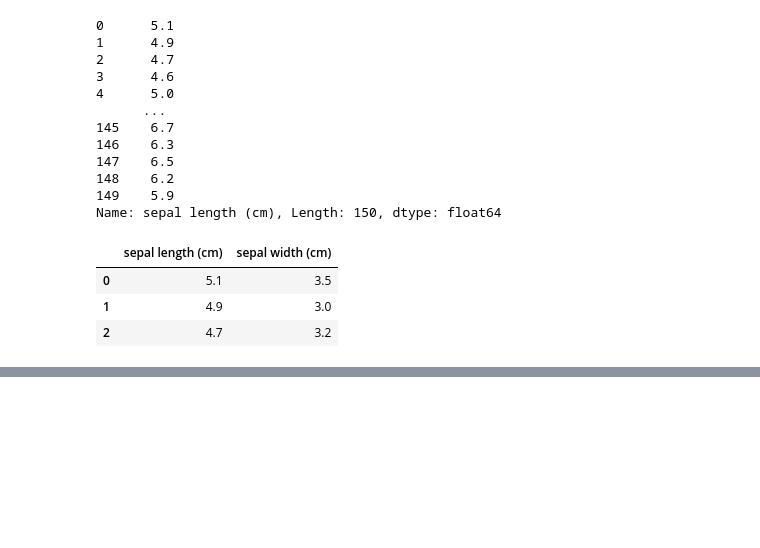
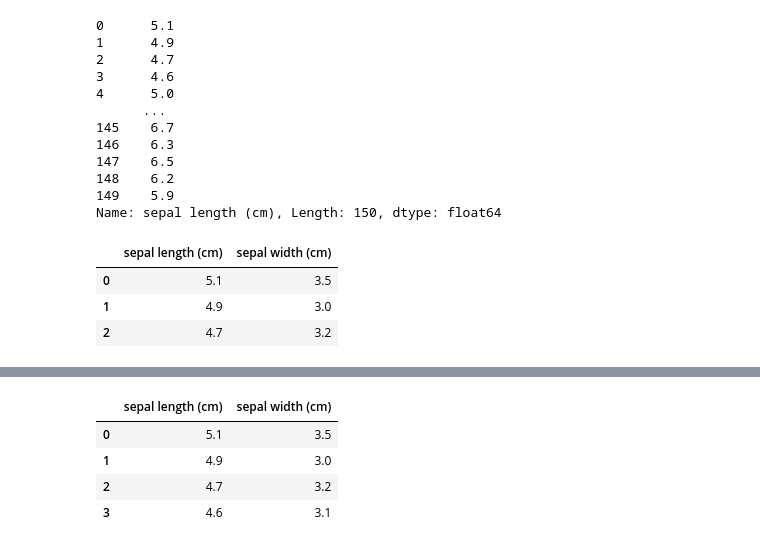
Before and after one commit to CyborgVillager/Python_Machine_Learning, a Jupyter notebook: python_machine_learning/py_chap1/dataset_for_jupyter.ipynb, the cells around one changed output, grey strips where cells are left out. Drawn from its saved outputs; the diff is of its cells as text; code cells hidden in the pictures; blank space fills up the shorter version.

```diff
--- a/python_machine_learning/py_chap1/dataset_for_jupyter.ipynb
+++ b/python_machine_learning/py_chap1/dataset_for_jupyter.ipynb
@@ -115,0 +173,8 @@ df.iloc[:3,:2]
+# %%
+df.iloc[:4,:2]
+# %% [output]
+|  | sepal length (cm) | sepal width (cm) |
+| 0 | 5.1 | 3.5 |
+| 1 | 4.9 | 3.0 |
+| 2 | 4.7 | 3.2 |
+| 3 | 4.6 | 3.1 |
```
Also changed, not shown: parts of 7 cells of this notebook, 4 other files.
